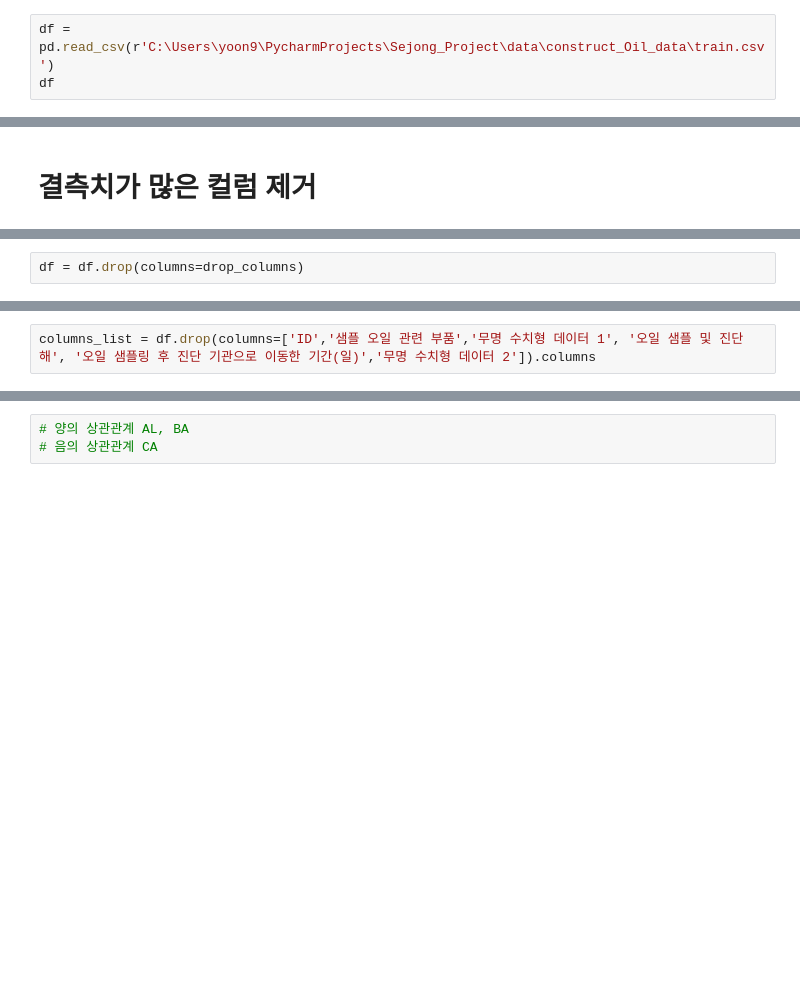
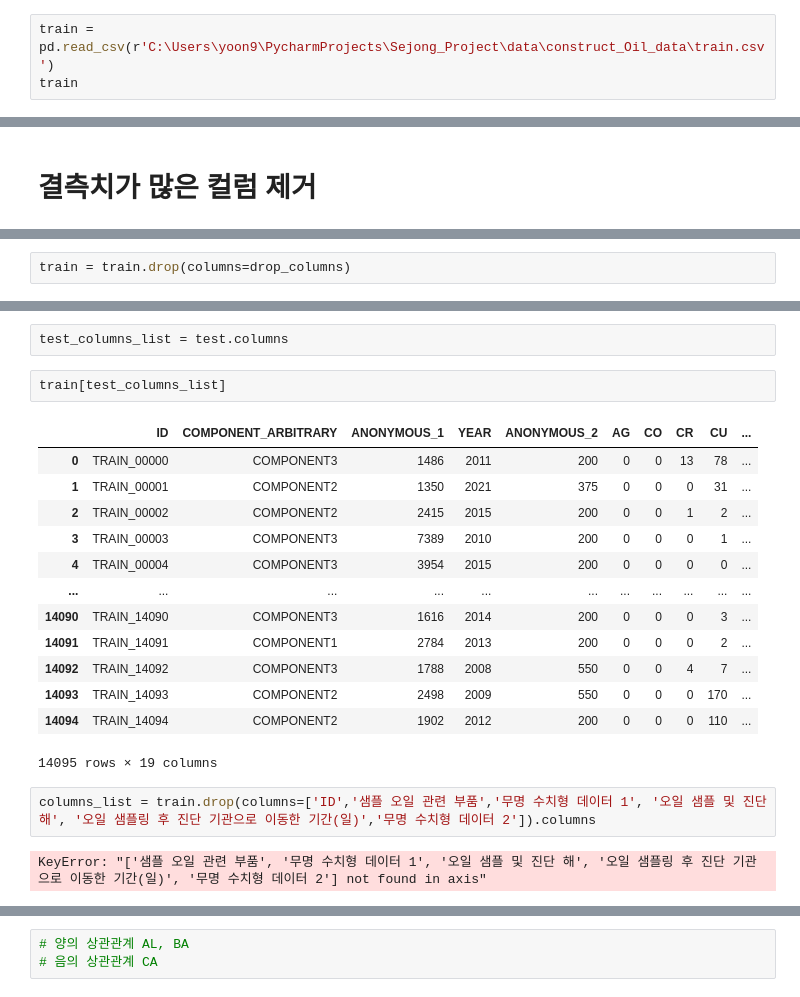
Before and after one commit to YoonJiHwan98/Sejoing_Univ_3-2, a Jupyter notebook: construct_Oil/data_EDA.ipynb, the cells around one changed output, grey strips where cells are left out. Saved outputs shown, nothing was run; the diff lists cells and outputs as text; blank space fills up the shorter version.

```diff
--- a/construct_Oil/data_EDA.ipynb
+++ b/construct_Oil/data_EDA.ipynb
@@ -11,8 +11,8 @@ font_location = 'C:/Windows/Fonts/MALGUNSL.TTF'  # for windows
 font_name = fm.FontProperties(fname=font_location).get_name()
 plt.rc('font', family=font_name)
 # %%
-df = pd.read_csv(r'C:\Users\yoon9\PycharmProjects\Sejong_Project\data\construct_Oil_data\train.csv')
-df
+train = pd.read_csv(r'C:\Users\yoon9\PycharmProjects\Sejong_Project\data\construct_Oil_data\train.csv')
+train
 # %% [output]
 |  | ID | COMPONENT_ARBITRARY | ANONYMOUS_1 | YEAR | SAMPLE_TRANSFER_DAY | ANONYMOUS_2 | AG | ... |
 | 0 | TRAIN_00000 | COMPONENT3 | 1486 | 2011 | 7 | 200 | 0 | ... |
@@ -35,4 +74,4 @@ df.isnull().sum()
 drop_columns=['FH2O','FNOX','FOPTIMETHGLY','FOXID','FSO4','FTBN','FUEL','SOOTPERCENTAGE','U100','U75','U50','U25','U20','U14','U6','U4','V100']
 # %%
-df = df.drop(columns=drop_columns)
+train = train.drop(columns=drop_columns)
 # %%
@@ -50,4 +79,24 @@ df.head()
+# %%
+test_columns_list = test.columns
+# %%
+train[test_columns_list]
+# %% [output]
+|  | ID | COMPONENT_ARBITRARY | ANONYMOUS_1 | YEAR | ANONYMOUS_2 | AG | CO | CR | CU | ... |
+| 0 | TRAIN_00000 | COMPONENT3 | 1486 | 2011 | 200 | 0 | 0 | 13 | 78 | ... |
+| 1 | TRAIN_00001 | COMPONENT2 | 1350 | 2021 | 375 | 0 | 0 | 0 | 31 | ... |
+| 2 | TRAIN_00002 | COMPONENT2 | 2415 | 2015 | 200 | 0 | 0 | 1 | 2 | ... |
+| 3 | TRAIN_00003 | COMPONENT3 | 7389 | 2010 | 200 | 0 | 0 | 0 | 1 | ... |
+| 4 | TRAIN_00004 | COMPONENT3 | 3954 | 2015 | 200 | 0 | 0 | 0 | 0 | ... |
+| ... | ... | ... | ... | ... | ... | ... | ... | ... | ... | ... |
+| 14090 | TRAIN_14090 | COMPONENT3 | 1616 | 2014 | 200 | 0 | 0 | 0 | 3 | ... |
+| 14091 | TRAIN_14091 | COMPONENT1 | 2784 | 2013 | 200 | 0 | 0 | 0 | 2 | ... |
+| 14092 | TRAIN_14092 | COMPONENT3 | 1788 | 2008 | 550 | 0 | 0 | 4 | 7 | ... |
+| 14093 | TRAIN_14093 | COMPONENT2 | 2498 | 2009 | 550 | 0 | 0 | 0 | 170 | ... |
+| 14094 | TRAIN_14094 | COMPONENT2 | 1902 | 2012 | 200 | 0 | 0 | 0 | 110 | ... |
+14095 rows × 19 columns
 # %%
-columns_list = df.drop(columns=['ID','샘플 오일 관련 부품','무명 수치형 데이터 1', '오일 샘플 및 진단 해', '오일 샘플링 후 진단 기관으로 이동한 기간(일)','무명 수치형 데이터 2']).columns
+columns_list = train.drop(columns=['ID','샘플 오일 관련 부품','무명 수치형 데이터 1', '오일 샘플 및 진단 해', '오일 샘플링 후 진단 기관으로 이동한 기간(일)','무명 수치형 데이터 2']).columns
+# %% [output]
+KeyError: "['샘플 오일 관련 부품', '무명 수치형 데이터 1', '오일 샘플 및 진단 해', '오일 샘플링 후 진단 기관으로 이동한 기간(일)', '무명 수치형 데이터 2'] not found in axis"
 # %%
 len(columns_list)
```
Also changed, not shown: parts of 11 cells of this notebook, 3 other files.
